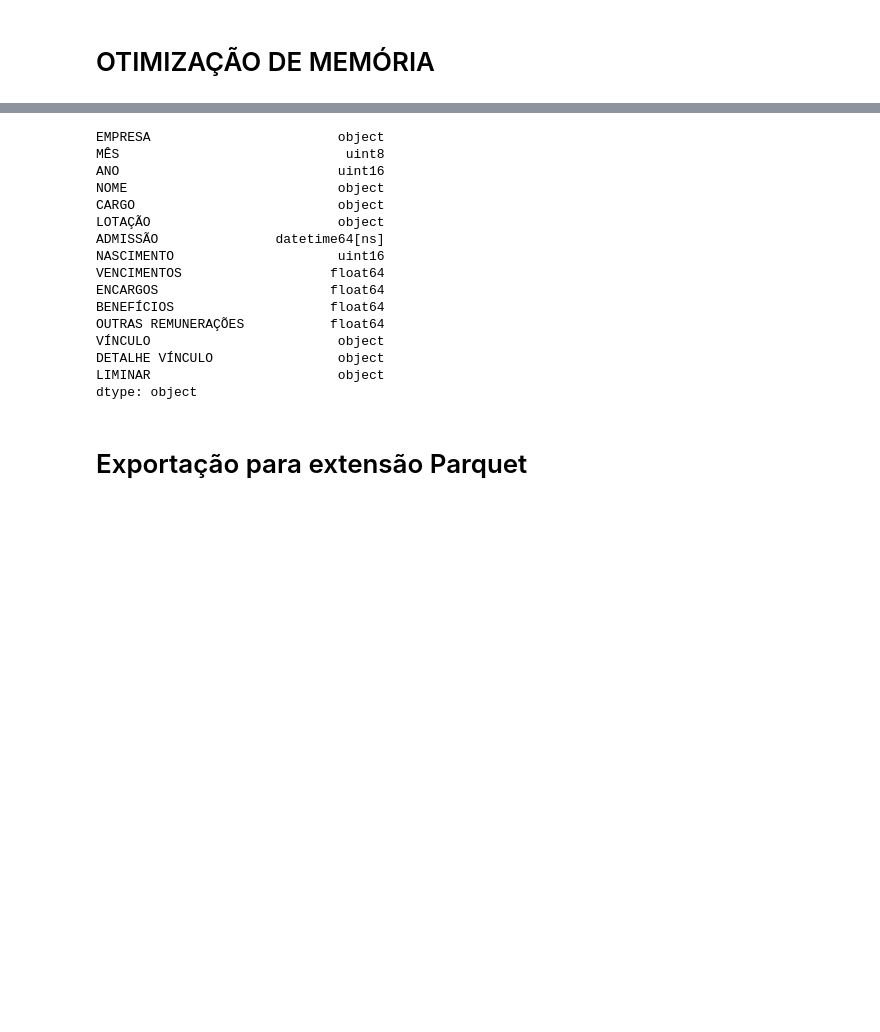
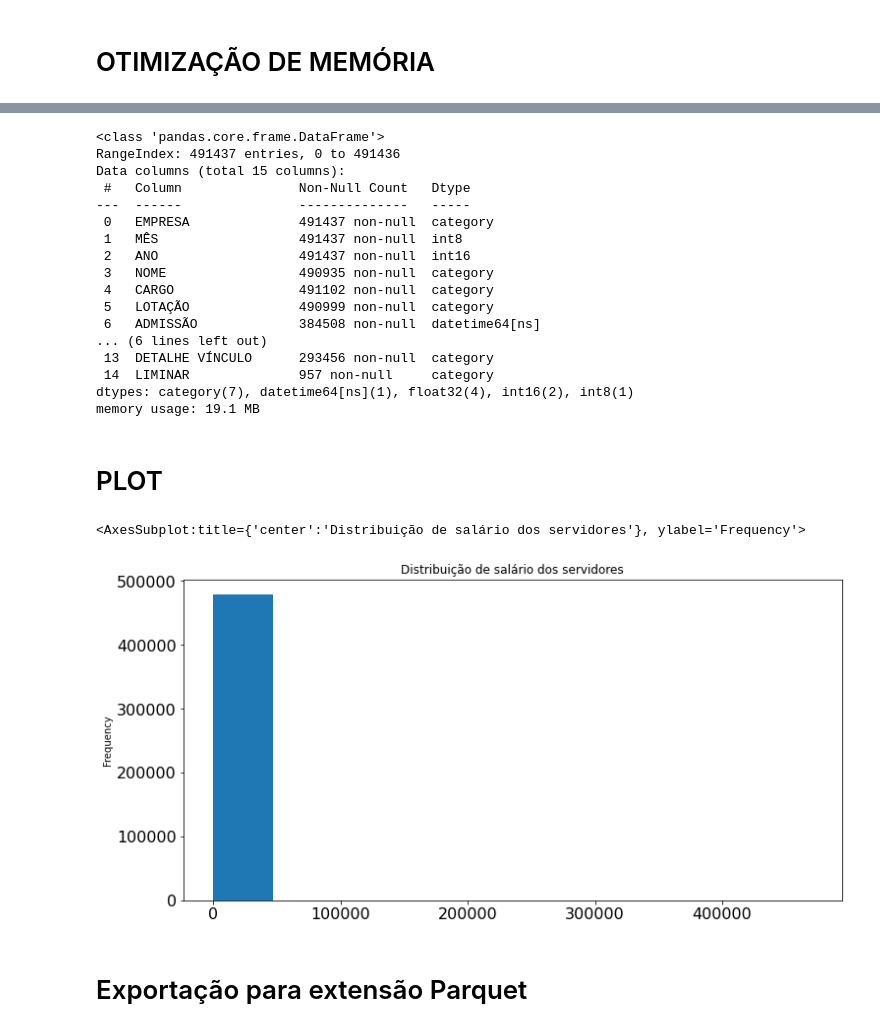
Before and after one commit to deboraMendesAzevedo/Projeto-Final-Salario-dos-Brasileiros, a Jupyter notebook: PandasSP.ipynb, the cells around one changed output, grey strips where cells are left out. Saved outputs shown, nothing was run; the diff lists cells and outputs as text; code cells hidden in the pictures; blank space fills up the shorter version.

```diff
--- a/PandasSP.ipynb
+++ b/PandasSP.ipynb
@@ -268,6 +280,7 @@ df_tds["LIMINAR"] = [f.strip("[").strip("]") for f in df_tds.loc[:,'LIMINAR']]
 ### TRANFORMANDO "-", "nan", "", " " EM DADOS NULOS
 # %%
 df_tds.replace(['-','nan','',' '], pd.NA, inplace=True)
+df_tds.replace(['',' '], "0", inplace=True)
 # %% [markdown]
 # TRANSFORMAÇÃO DE DADOS
 # %%
@@ -381,40 +425,54 @@ for col in df_obj.columns:
+# %%
+df_final = df_tds.copy()
+# %%
+#Voltar informações para o data frame principal
+nome_colunas = list(converted_obj.columns)
+for C in nome_colunas:
+    df_final[C] = converted_obj[C]
 # %%
-#OTIMIZAR COLUNAS STR
-colunas_str = ["EMPRESA","NOME","CARGO","LOTAÇÃO","VÍNCULO","DETALHE VÍNCULO","LIMINAR"]
+#OTIMIZAR COLUNAS INT
+colunas_int = list(df_tds.select_dtypes('int').columns)
 
 for C in colunas_int:
-    df_tds[C] = pd.to_numeric(df_tds[C], downcast='unsigned')
-
-#OTIMIZAR COLUNAS INT
-colunas_int = ["MÊS","ANO","NASCIMENTO"]
-
-for C in colunas_int:
-    df_tds[C] = pd.to_numeric(df_tds[C], downcast='unsigned')
+    df_final[C] = pd.to_numeric(df_tds[C], downcast='integer')
 
 #OTIMIZAR COLUNAS FLOAT
-colunas_float = ["VENCIMENTOS","ENCARGOS","BENEFÍCIOS","OUTRAS REMUNERAÇÕES"]
+colunas_float = list(df_tds.select_dtypes('float').columns)
 
 for C in colunas_float:
-    df_tds[C] = pd.to_numeric(df_tds[C], downcast='unsigned')
+    df_final[C] = pd.to_numeric(df_tds[C], downcast='float')
 # %%
-df_tds.dtypes
+df_final.info()
 # %% [output]
-EMPRESA                        object
-MÊS                             uint8
-ANO                            uint16
-NOME                           object
-CARGO                          object
-LOTAÇÃO                        object
-ADMISSÃO               datetime64[ns]
-NASCIMENTO                     uint16
-VENCIMENTOS                   float64
-ENCARGOS                      float64
-BENEFÍCIOS                    float64
-OUTRAS REMUNERAÇÕES           float64
-VÍNCULO                        object
-DETALHE VÍNCULO                object
-LIMINAR                        object
-dtype: object
+<class 'pandas.core.frame.DataFrame'>
+RangeIndex: 491437 entries, 0 to 491436
+Data columns (total 15 columns):
+ #   Column               Non-Null Count   Dtype
+---  ------               --------------   -----
+ 0   EMPRESA              491437 non-null  category
+ 1   MÊS                  491437 non-null  int8
+ 2   ANO                  491437 non-null  int16
+ 3   NOME                 490935 non-null  category
+ 4   CARGO                491102 non-null  category
+ 5   LOTAÇÃO              490999 non-null  category
+ 6   ADMISSÃO             384508 non-null  datetime64[ns]
+... (6 lines left out)
+ 13  DETALHE VÍNCULO      293456 non-null  category
+ 14  LIMINAR              957 non-null     category
+dtypes: category(7), datetime64[ns](1), float32(4), int16(2), int8(1)
+memory usage: 19.1 MB
+# %% [markdown]
+# PLOT
+# %%
+df_final['VENCIMENTOS'].plot(kind='hist',
+                             xlabel='Salário',
+                             ylabel='Frequência',
+                             title='Distribuição de salário dos servidores',
+                             fontsize=16,
+                             figsize=(12,6))
+# %% [output]
+<AxesSubplot:title={'center':'Distribuição de salário dos servidores'}, ylabel='Frequency'>
+[figure, added]
 # %% [markdown]
 # Exportação para extensão Parquet
 # %%
```
Also changed, not shown: parts of 17 cells of this notebook, 2 other files.
